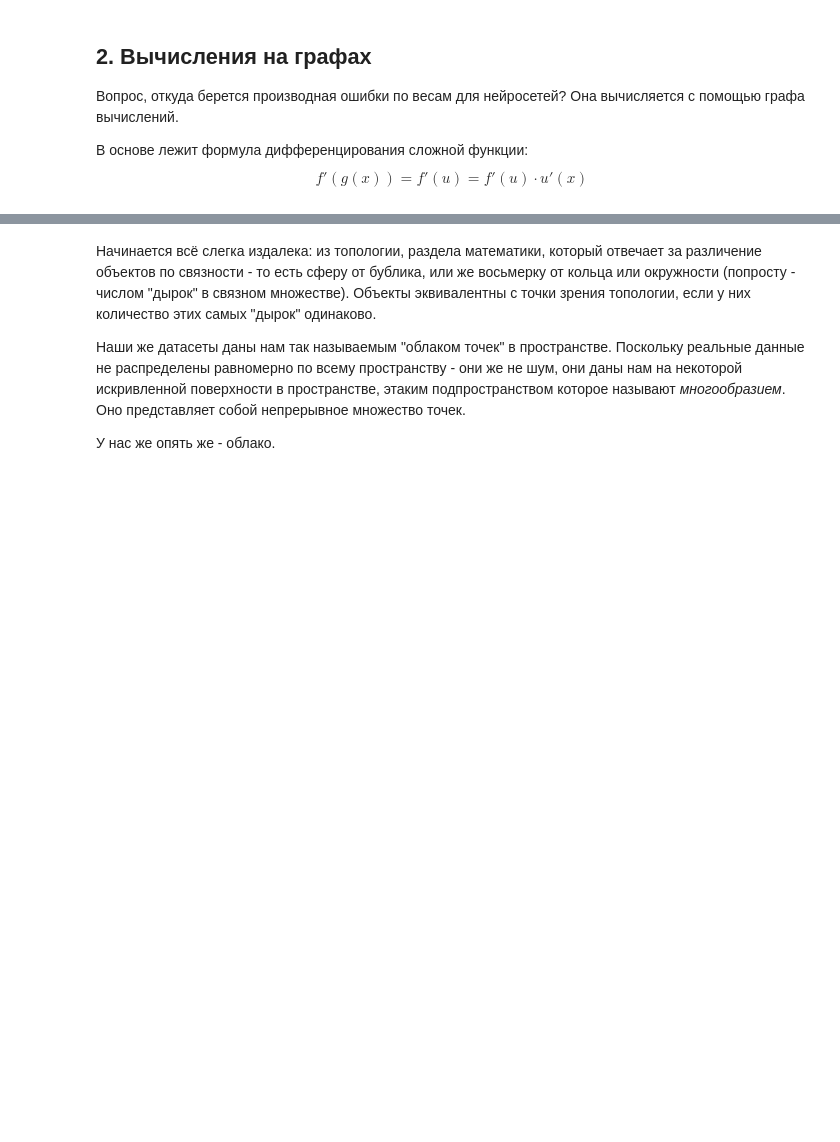
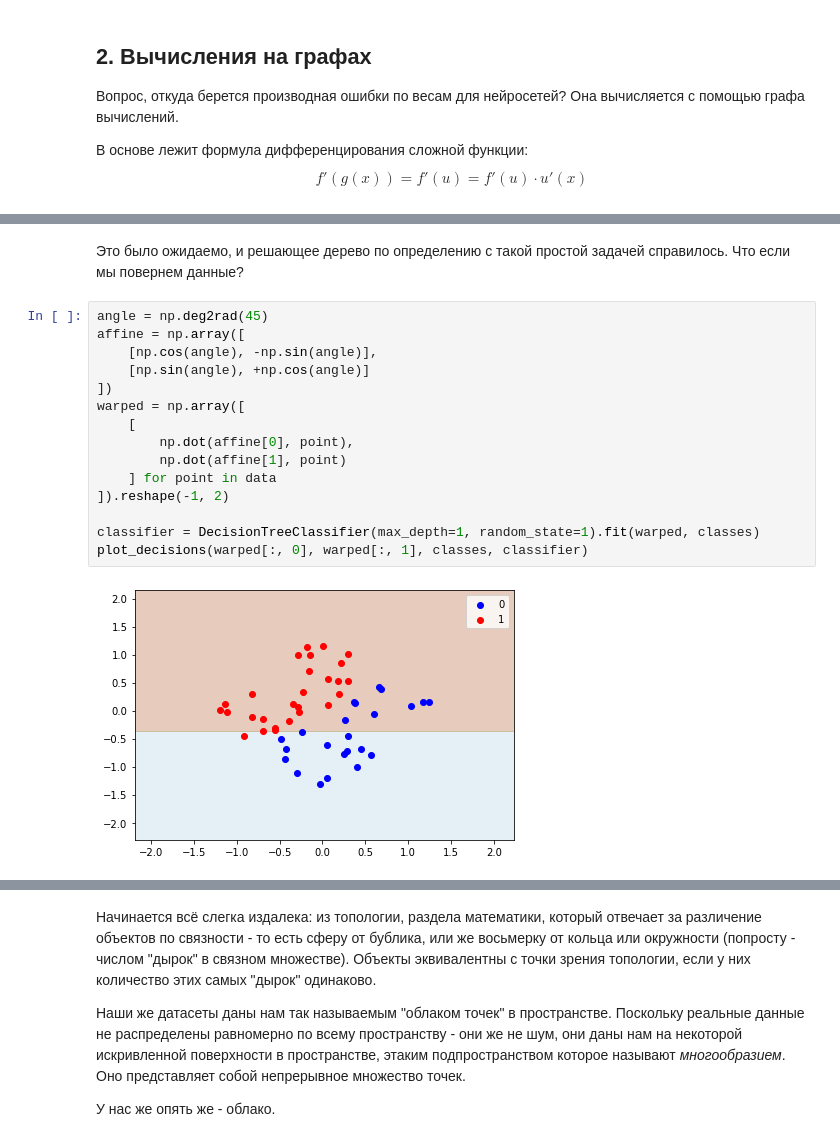
Before and after one commit to timeseries-ru/course, a Jupyter notebook: maths_behind.ipynb, the cells around one changed output, grey strips where cells are left out. Cells and saved outputs as stored; diff of their text form; blank space fills up the shorter version.

```diff
--- a/maths_behind.ipynb
+++ b/maths_behind.ipynb
@@ -136,0 +245,19 @@ $$\frac {\partial f} {\partial y} = \frac {\partial f} {\partial a} \cdot \frac
+# %% [markdown]
+Это было ожидаемо, и решающее дерево по определению с такой простой задачей справилось. Что если мы повернем данные?
+# %%
+angle = np.deg2rad(45)
+affine = np.array([
+    [np.cos(angle), -np.sin(angle)],
+    [np.sin(angle), +np.cos(angle)]
+])
+warped = np.array([
+    [
+        np.dot(affine[0], point),
+        np.dot(affine[1], point)
+    ] for point in data
+]).reshape(-1, 2)
+
+classifier = DecisionTreeClassifier(max_depth=1, random_state=1).fit(warped, classes)
+plot_decisions(warped[:, 0], warped[:, 1], classes, classifier)
+# %% [output]
+[figure, added]
```
Also changed, not shown: parts of 22 cells of this notebook.
